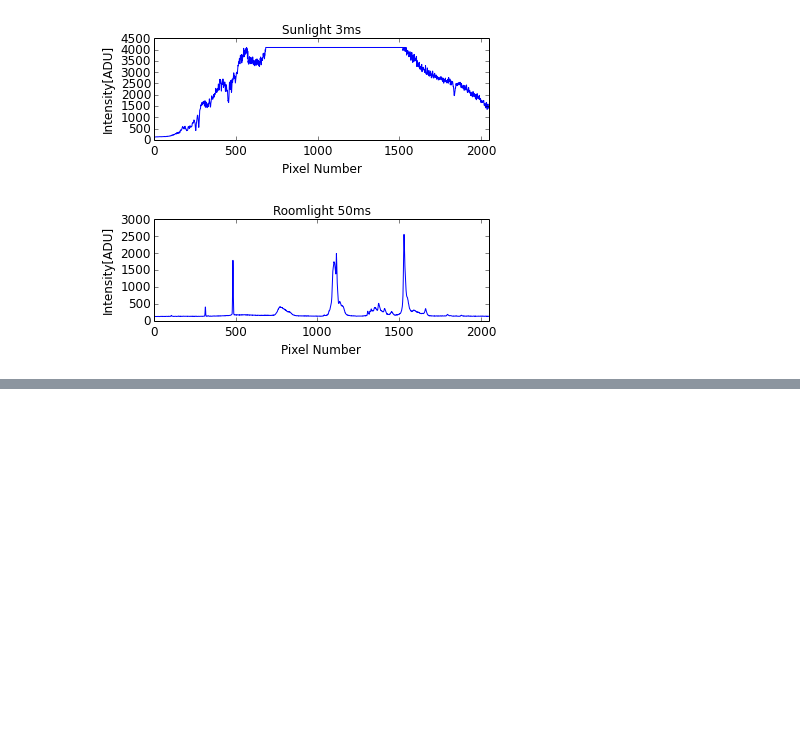
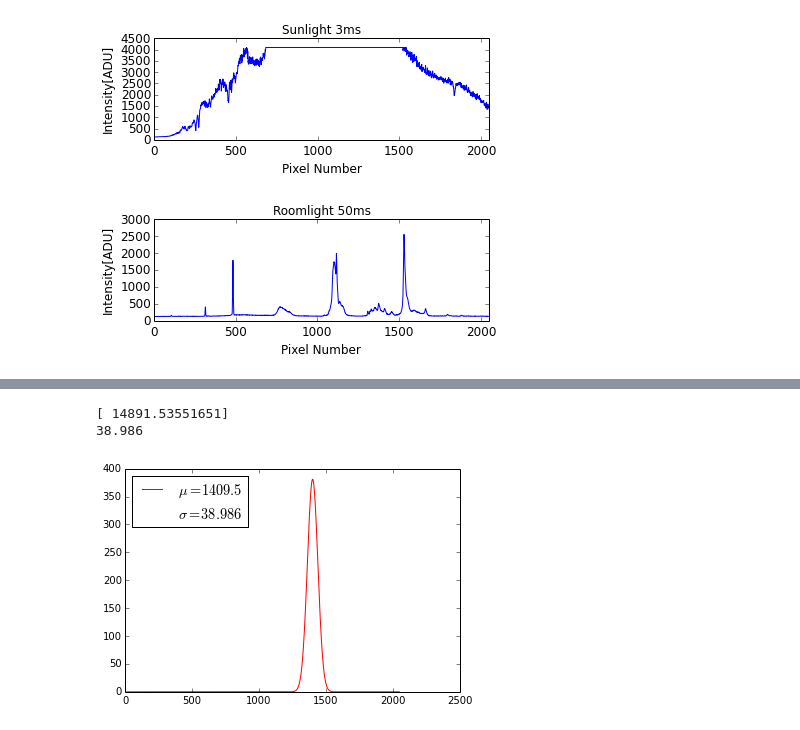
Before and after one commit to dorisjlee/AY120, a Jupyter notebook: lab2/Paper plots.ipynb, the cells around one changed output, grey strips where cells are left out. Saved outputs shown, nothing was run; the diff lists cells and outputs as text; code cells hidden in the pictures; blank space fills up the shorter version.

```diff
--- a/lab2/Paper plots.ipynb
+++ b/lab2/Paper plots.ipynb
@@ -145,0 +192,44 @@ plot_spectra("roomlight_50ms_0000.txt", "Roomlight 50ms")
+# %%
+# from scipy.optimize import curve_fit
+# filename="darkness_3ms_0000.txt"
+data = np.genfromtxt(filename, skip_header=17, skip_footer=1)
+# f =plt.figure()
+# ax = plt.gca()
+# plt.title("Histogram of bias frames",fontsize=12)
+# plt.xlabel("Bins",fontsize=12)
+# plt.ylabel("Frequency",fontsize=12)
+
+# for
+# histo, bin_edges= np.histogram(data[:,1],1500)
+# plt.plot(histo,drawstyle = "steps-mid")
+# # plt.plot(data[:,0],data[:,1])
+
+# x=np.arange(2048)
+# sig=np.sqrt(len(data[:,1]))
+# # mu =  np.mean(data[1300:1520,0])
+# mu=np.mean(bin_edges)
+# print mu
+# mu =1400
+
+# mu =2800
+# Note that the mean is not accurate due to the long tail (so this is technically not a gaussian, but the center portion is sort of like a Gaussian)
+# mu=np.mean(data[:,1])
+sig=38.986
+def gaussian(x,A):
+    return A*(np.exp(-(x-mu)**2/(2*sig**2))/(sig*np.sqrt(2*np.pi)))
+parameters, cov_matrix = curve_fit(gaussian,x,data[:,1])
+print (parameters)
+print sig
+plt.plot(2.5*gaussian(x,parameters),'r',label="$\mu=1409.5$")
+plt.plot([1.],'white',label="$\sigma=38.986$")
+from matplotlib.legend_handler import HandlerLine2D
+plt.legend(loc='upper left',prop={'size':14.3})
+
+for tick in ax.xaxis.get_major_ticks():
+    tick.label.set_fontsize(12)
+for tick in ax.yaxis.get_major_ticks():
+    tick.label.set_fontsize(12)
+# %% [output]
+[ 14891.53551651]
+38.986
+[figure, added]
```
Also changed, not shown: parts of 3 cells of this notebook, 21 other files.
